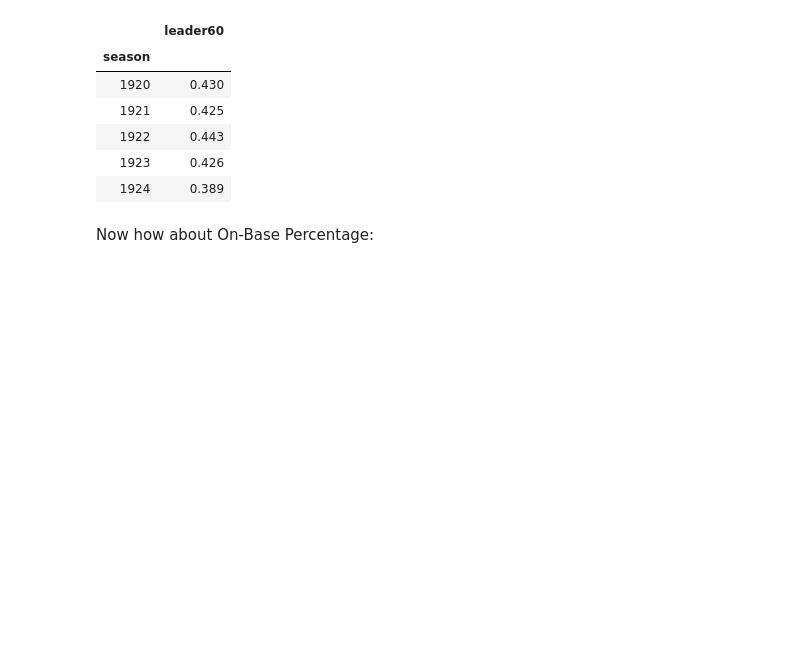
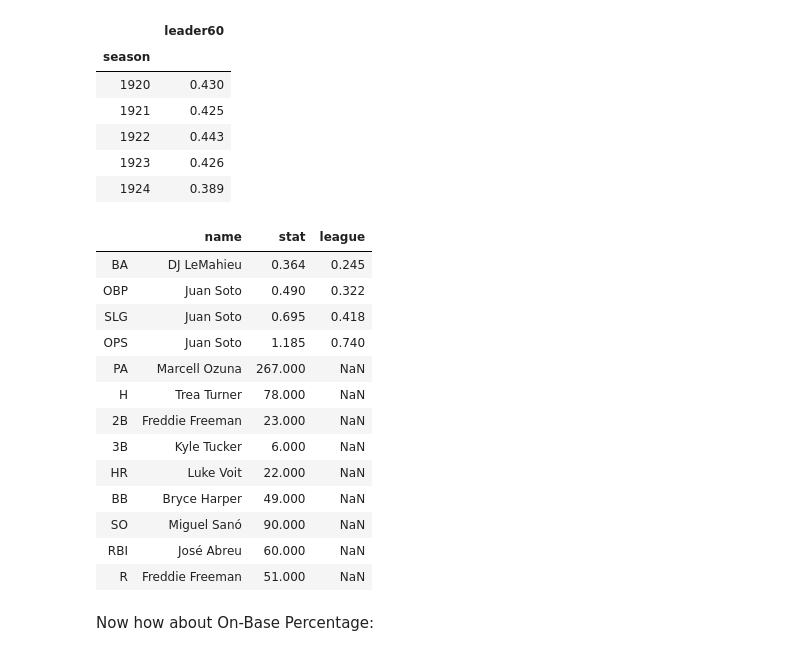
Before and after one commit to ebhtra/MLB-short-season-stats, a Jupyter notebook: MLB_Short_Season_Stats_part_2.ipynb, the cells around one changed output. Saved outputs shown, nothing was run; the diff lists cells and outputs as text; code cells hidden in the pictures; blank space fills up the shorter version.

Commit message:
Add a frame for 2020 stats

```diff
--- a/MLB_Short_Season_Stats_part_2.ipynb
+++ b/MLB_Short_Season_Stats_part_2.ipynb
@@ -646,3 +646,26 @@ ba_leader_60.head()
 | 1922 | 0.443 |
 | 1923 | 0.426 |
 | 1924 | 0.389 |
+# %%
+leaders2020 = pd.DataFrame(index=['BA','OBP','SLG','OPS','PA','H','2B','3B','HR','BB','SO','RBI','R'],
+                          data={'name':['DJ LeMahieu','Juan Soto','Juan Soto','Juan Soto','Marcell Ozuna',
+                                       'Trea Turner','Freddie Freeman','Kyle Tucker','Luke Voit',
+                                       'Bryce Harper','Miguel Sanó','José Abreu','Freddie Freeman'],
+                               'stat':[.364,.490,.695,1.185,267,78,23,6,22,49,90,60,51],
+                                'league':[.245,.322,.418,.740,None,None,None,None,None,None,None,None,None]})
+leaders2020
+# %% [output]
+|  | name | stat | league |
+| BA | DJ LeMahieu | 0.364 | 0.245 |
+| OBP | Juan Soto | 0.490 | 0.322 |
+| SLG | Juan Soto | 0.695 | 0.418 |
+| OPS | Juan Soto | 1.185 | 0.740 |
+| PA | Marcell Ozuna | 267.000 | NaN |
+| H | Trea Turner | 78.000 | NaN |
+| 2B | Freddie Freeman | 23.000 | NaN |
+| 3B | Kyle Tucker | 6.000 | NaN |
+| HR | Luke Voit | 22.000 | NaN |
+| BB | Bryce Harper | 49.000 | NaN |
+| SO | Miguel Sanó | 90.000 | NaN |
+| RBI | José Abreu | 60.000 | NaN |
+| R | Freddie Freeman | 51.000 | NaN |
```
Also changed, not shown: parts of 1 cell of this notebook.
